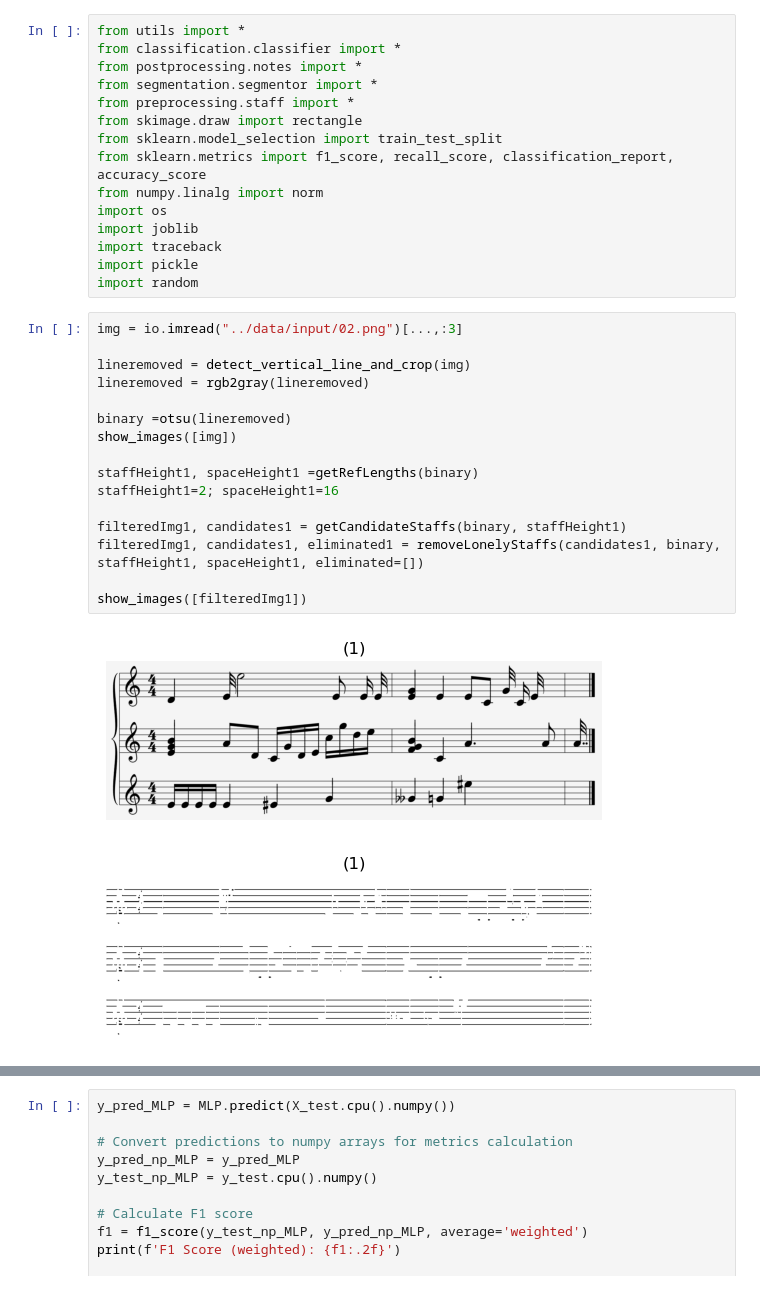
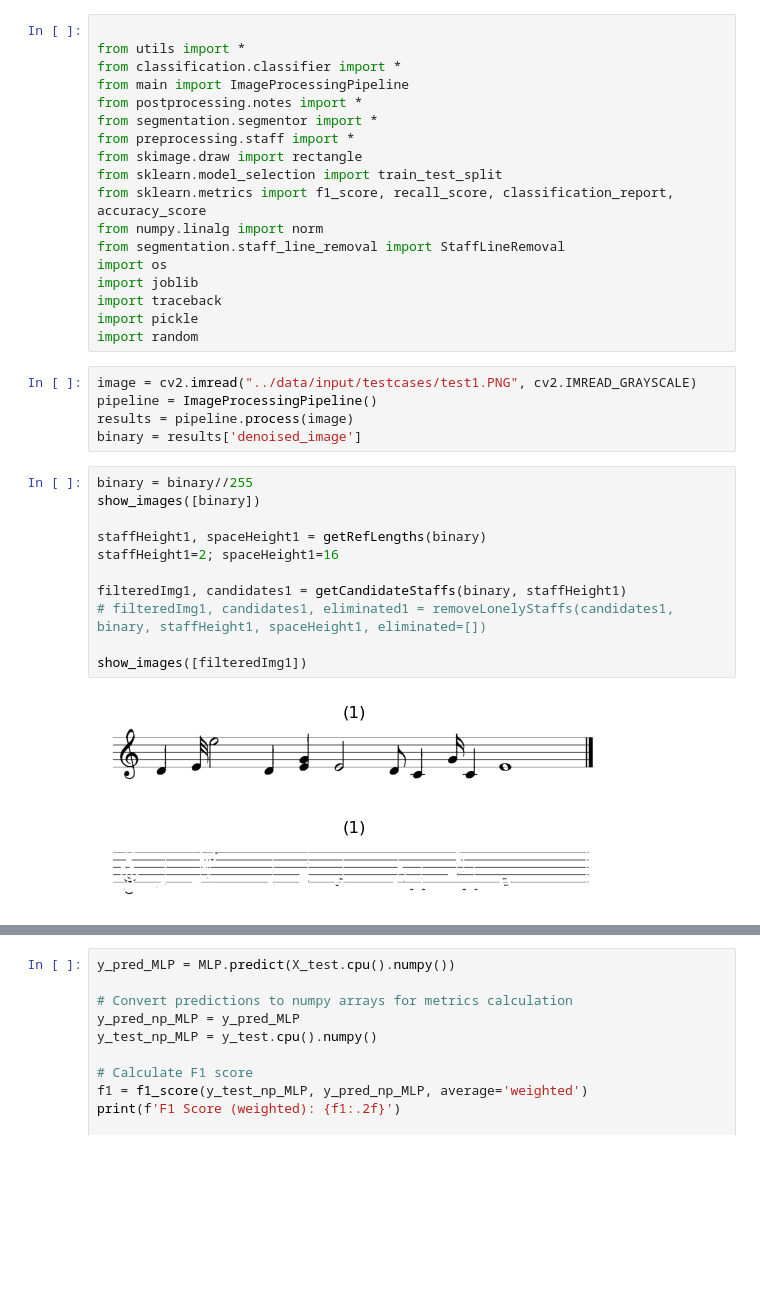
Before and after one commit to AhmedYasser20/Image-Project, a Jupyter notebook: src/play.ipynb, the cells around one changed output, grey strips where cells are left out. Saved outputs shown, nothing was run; the diff lists cells and outputs as text; blank space fills up the shorter version.

Commit message:
FInalizing GUI & testcasess

```diff
--- a/src/play.ipynb
+++ b/src/play.ipynb
@@ -1,6 +1,8 @@
 # %%
+
 from utils import *
 from classification.classifier import *
+from main import ImageProcessingPipeline
 from postprocessing.notes import *
 from segmentation.segmentor import *
 from preprocessing.staff import *
@@ -8,28 +10,29 @@ from skimage.draw import rectangle
 from sklearn.model_selection import train_test_split
 from sklearn.metrics import f1_score, recall_score, classification_report, accuracy_score
 from numpy.linalg import norm
+from segmentation.staff_line_removal import StaffLineRemoval
 import os
 import joblib
 import traceback
 import pickle
 import random
+# %%
+image = cv2.imread("../data/input/testcases/test1.PNG", cv2.IMREAD_GRAYSCALE)
+pipeline = ImageProcessingPipeline()
+results = pipeline.process(image)
+binary = results['denoised_image']
 # %%
-img = io.imread("../data/input/02.png")[...,:3]
+binary = binary//255
+show_images([binary])
 
-lineremoved = detect_vertical_line_and_crop(img)
-lineremoved = rgb2gray(lineremoved)
-
-binary =otsu(lineremoved)
-show_images([img])
-
-staffHeight1, spaceHeight1 =getRefLengths(binary)
+staffHeight1, spaceHeight1 = getRefLengths(binary)
 staffHeight1=2; spaceHeight1=16
 
 filteredImg1, candidates1 = getCandidateStaffs(binary, staffHeight1)
-filteredImg1, candidates1, eliminated1 = removeLonelyStaffs(candidates1, binary, staffHeight1, spaceHeight1, eliminated=[])
+# filteredImg1, candidates1, eliminated1 = removeLonelyStaffs(candidates1, binary, staffHeight1, spaceHeight1, eliminated=[])
 
 show_images([filteredImg1])
 # %% [output]
-[figure, old version]
+[figure, new version]
-[figure, old version]
+[figure, new version]
 # %%
```
Also changed, not shown: parts of 4 cells of this notebook, 8 other files.
